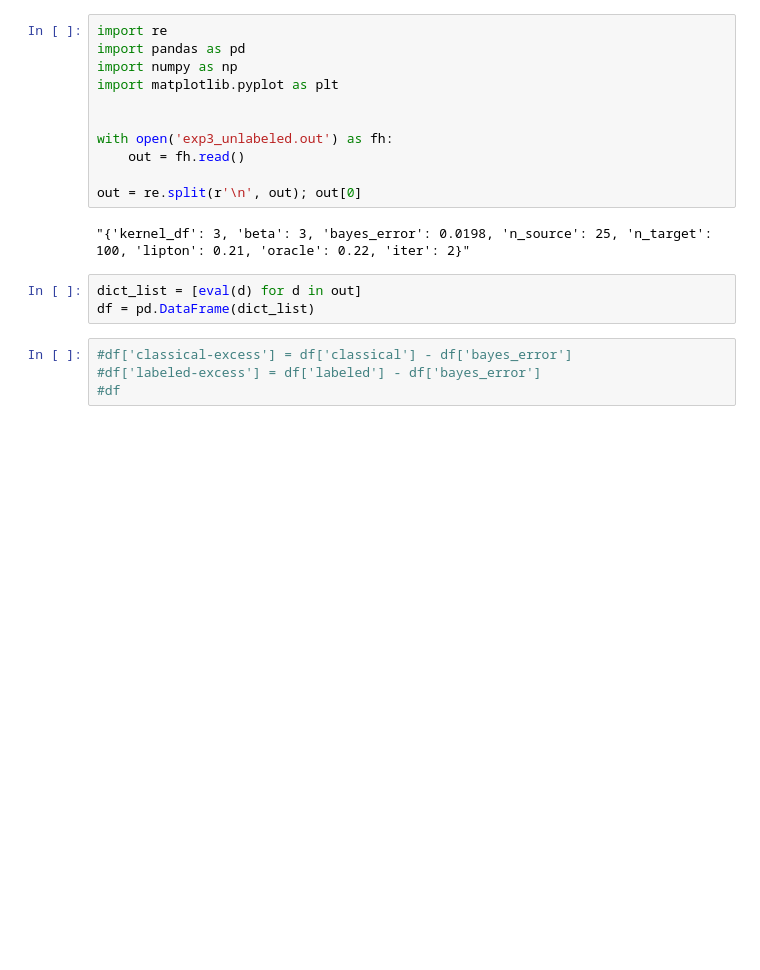
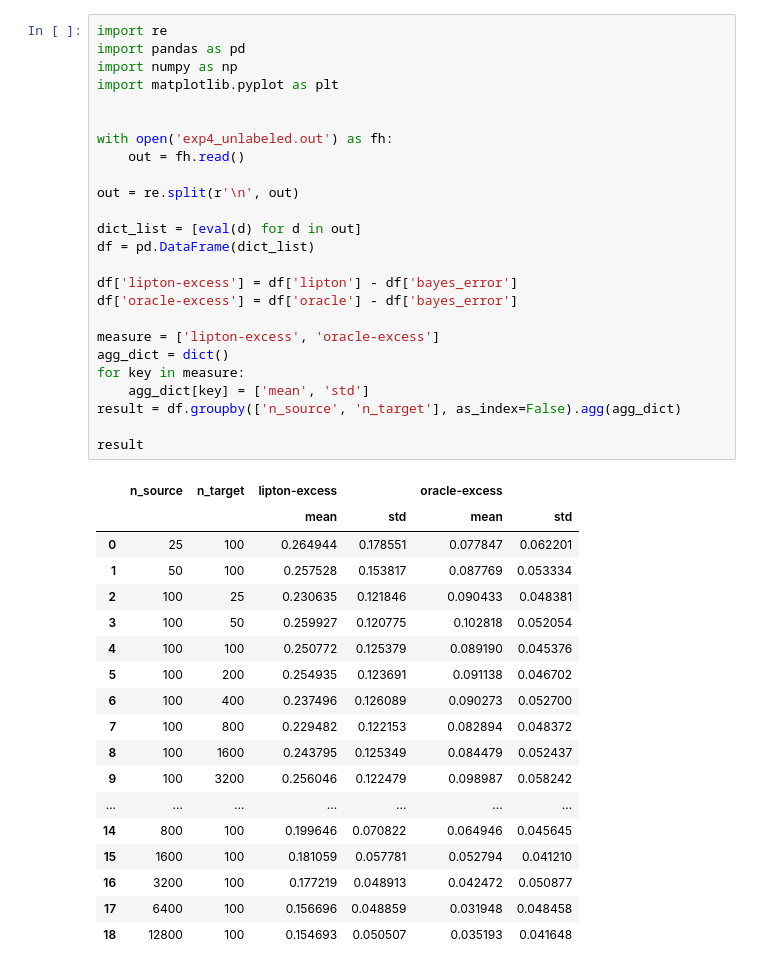
Before and after one commit to smaityumich/label-shift, a Jupyter notebook: plots.ipynb, the cells around one changed output. Saved outputs shown, nothing was run; the diff lists cells and outputs as text; blank space fills up the shorter version.

```diff
--- a/plots.ipynb
+++ b/plots.ipynb
@@ -1,20 +1,44 @@
 # %%
 import re
 import pandas as pd
 import numpy as np
 import matplotlib.pyplot as plt
 
 
-with open('exp3_unlabeled.out') as fh:
+with open('exp4_unlabeled.out') as fh:
     out = fh.read()
 
-out = re.split(r'\n', out); out[0]
+out = re.split(r'\n', out)
+
+dict_list = [eval(d) for d in out]
+df = pd.DataFrame(dict_list)
+
+df['lipton-excess'] = df['lipton'] - df['bayes_error']
+df['oracle-excess'] = df['oracle'] - df['bayes_error']
+
+measure = ['lipton-excess', 'oracle-excess']
+agg_dict = dict()
+for key in measure:
+    agg_dict[key] = ['mean', 'std']
+result = df.groupby(['n_source', 'n_target'], as_index=False).agg(agg_dict)
+
+result
 # %% [output]
-"{'kernel_df': 3, 'beta': 3, 'bayes_error': 0.0198, 'n_source': 25, 'n_target': 100, 'lipton': 0.21, 'oracle': 0.22, 'iter': 2}"
+|  | n_source | n_target | lipton-excess |  | oracle-excess |  |
+|  |  |  | mean | std | mean | std |
+| 0 | 25 | 100 | 0.264944 | 0.178551 | 0.077847 | 0.062201 |
+| 1 | 50 | 100 | 0.257528 | 0.153817 | 0.087769 | 0.053334 |
+| 2 | 100 | 25 | 0.230635 | 0.121846 | 0.090433 | 0.048381 |
+| 3 | 100 | 50 | 0.259927 | 0.120775 | 0.102818 | 0.052054 |
+| 4 | 100 | 100 | 0.250772 | 0.125379 | 0.089190 | 0.045376 |
+| 5 | 100 | 200 | 0.254935 | 0.123691 | 0.091138 | 0.046702 |
+| 6 | 100 | 400 | 0.237496 | 0.126089 | 0.090273 | 0.052700 |
+| 7 | 100 | 800 | 0.229482 | 0.122153 | 0.082894 | 0.048372 |
+| 8 | 100 | 1600 | 0.243795 | 0.125349 | 0.084479 | 0.052437 |
+| 9 | 100 | 3200 | 0.256046 | 0.122479 | 0.098987 | 0.058242 |
+| ... | ... | ... | ... | ... | ... | ... |
+| 14 | 800 | 100 | 0.199646 | 0.070822 | 0.064946 | 0.045645 |
+| 15 | 1600 | 100 | 0.181059 | 0.057781 | 0.052794 | 0.041210 |
+| 16 | 3200 | 100 | 0.177219 | 0.048913 | 0.042472 | 0.050877 |
+| 17 | 6400 | 100 | 0.156696 | 0.048859 | 0.031948 | 0.048458 |
+| 18 | 12800 | 100 | 0.154693 | 0.050507 | 0.035193 | 0.041648 |
-# %%
-dict_list = [eval(d) for d in out]
-df = pd.DataFrame(dict_list)
-# %%
-#df['classical-excess'] = df['classical'] - df['bayes_error']
-#df['labeled-excess'] = df['labeled'] - df['bayes_error']
-#df
```
Also changed, not shown: parts of 5 cells of this notebook, 5 other files.
